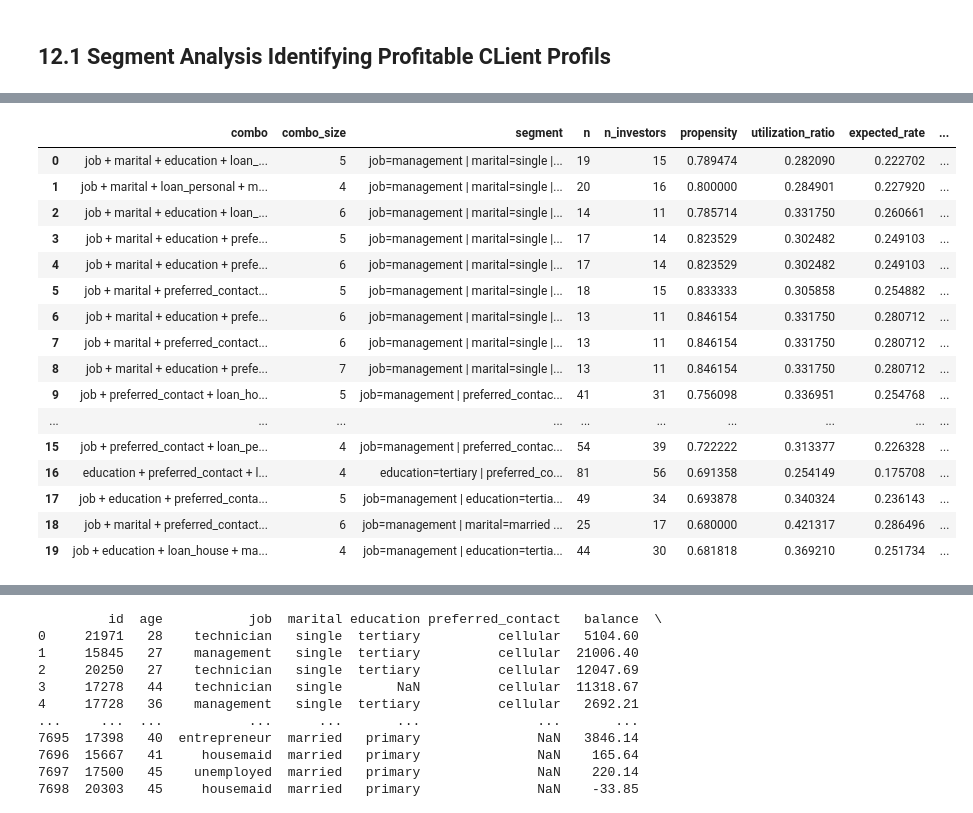
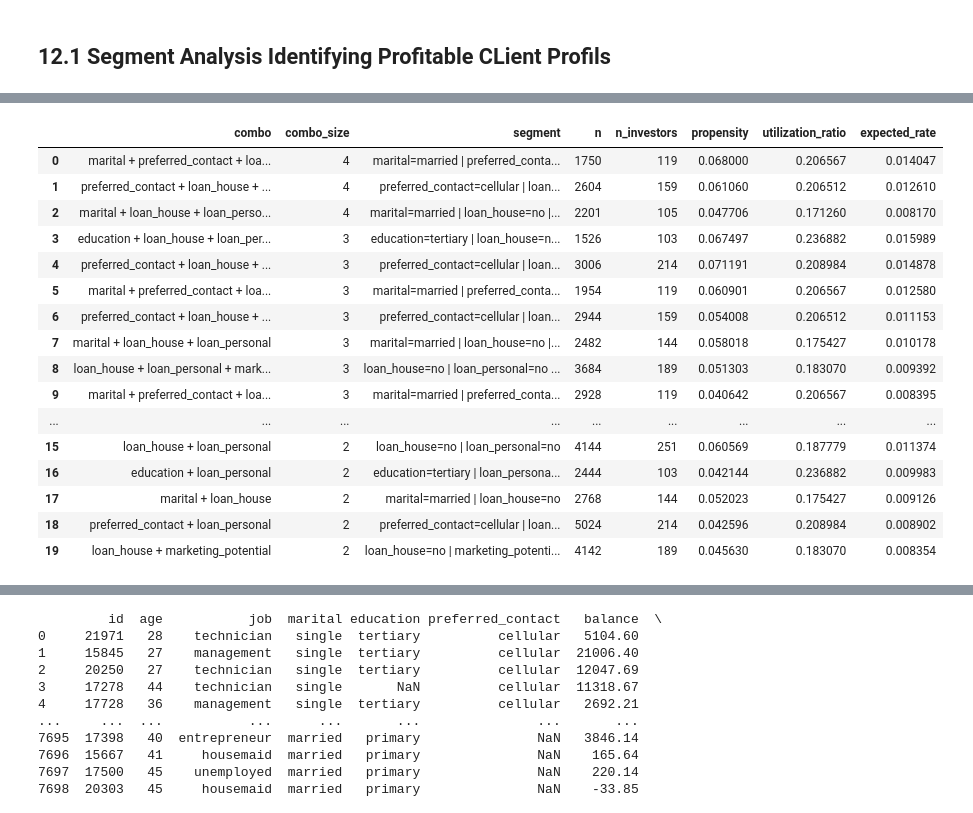
Before and after one commit to sguhring/Project_Catolica, a Jupyter notebook: Delivery_2.ipynb, the cells around one changed output, grey strips where cells are left out. Drawn from its saved outputs; the diff is of its cells as text; code cells hidden in the pictures.

Commit message:
Update segment hierarchy logic in notebook

```diff
--- a/Delivery_2.ipynb
+++ b/Delivery_2.ipynb
@@ -821,10 +899,12 @@ BALANCE_COL = "balance"
 AMOUNT_COL  = "investment"
 INVESTS_COL = "invested"
 ID_COL      = "id"
-MIN_INVESTORS = 10
+MIN_INVESTORS = 100
 
-if 'invested' not in df_0.columns:
-    df_0['invested'] = (df_0['investment'] > 0).astype(int)
+# Use enlarged historical data for robust segment statistics
+df_seg = Enlarged_dataset.copy()
+if INVESTS_COL not in df_seg.columns:
+    df_seg[INVESTS_COL] = (df_seg[AMOUNT_COL] > 0).astype(int)
 
 def combo_summary(df_all, cols, min_count):
     g_all = df_all.groupby(cols, dropna=False)
@@ -834,30 +914,27 @@ def combo_summary(df_all, cols, min_count):
     n_investors = g_inv.size().rename("n_investors")
     sum_amount  = g_inv[AMOUNT_COL].sum().rename("sum_amount")
     sum_balance = g_inv[BALANCE_COL].sum().rename("sum_balance")
-    avg_balance = g_all[BALANCE_COL].mean().rename("avg_balance")
 
     out = pd.DataFrame({
         "n": n, "n_investors": n_investors,
         "sum_amount": sum_amount, "sum_balance": sum_balance,
-        "avg_balance": avg_balance,
     }).reset_index()
 
     out["n_investors"] = out["n_investors"].fillna(0).astype(int)
-    out["sum_amount"]  = out["sum_amount"].fillna(0)
-    out["sum_balance"] = out["sum_balance"].fillna(0)
+    out["sum_amount"]  = out["sum_amount"].fillna(0.0)
+    out["sum_balance"] = out["sum_balance"].fillna(0.0)
     out["propensity"]  = out["n_investors"] / out["n"]
     out["utilization_ratio"] = np.where(
         out["n_investors"] >= MIN_INVESTORS,
         out["sum_amount"] / out["sum_balance"].replace(0, np.nan),
         np.nan
     )
-    out["expected_rate"]   = out["propensity"] * out["utilization_ratio"]
-    out["expected_profit"] = out["expected_rate"] * out["avg_balance"]
-    out["stable"]          = out["n_investors"] >= MIN_INVESTORS
+    out["expected_rate"] = out["propensity"] * out["utilization_ratio"]
+    out["stable"] = out["n_investors"] >= MIN_INVESTORS
     out = out[out["n"] >= min_count]
-    return out.sort_values(["expected_profit", "expected_rate", "n"], ascending=False)
+    return out.sort_values(["expected_rate", "utilization_ratio", "n"], ascending=False)
 
-cat_cols = df_0.select_dtypes(include=["object", "category", "string"]).columns.tolist()
+cat_cols = df_seg.select_dtypes(include=["object", "category", "string"]).columns.tolist()
 cat_cols = [c for c in cat_cols if c != ID_COL]
 k = len(cat_cols)
 
@@ -876,7 +953,7 @@ for size in range(2, k + 1):
     min_count = min_count_for_size(size)
     for cols in itertools.combinations(cat_cols, size):
         cols = list(cols)
-        out = combo_summary(df_0, cols, min_count=min_count)
+        out = combo_summary(df_seg, cols, min_count=min_count)
         if out.empty:
             continue
         best = out[out["stable"]].head(per_combo_top).copy()
@@ -886,13 +963,34 @@ for size in range(2, k + 1):
         best.insert(1, "combo_size", size)
         best["segment"] = best.apply(lambda r: format_segment(r, cols), axis=1)
         rows.append(best[["combo", "combo_size", "segment", "n", "n_investors",
-                          "propensity", "utilization_ratio", "expected_rate",
-                          "expected_profit", "avg_balance"]])
+                          "propensity", "utilization_ratio", "expected_rate"]])
 
 all_best = pd.concat(rows, ignore_index=True).sort_values(
-    ["expected_profit", "expected_rate", "n"], ascending=False
+    ["combo_size", "expected_rate", "utilization_ratio", "n"],
+    ascending=[False, False, False, False]
+).reset_index(drop=True)
+
+# Build mapping-engine rule table in section 12.1 (specificity hierarchy)
+def parse_segment_rule(segment_text):
+    rule = {}
+    parts = [p.strip() for p in str(segment_text).split("|")]
+    for p in parts:
+        if "=" not in p:
+            continue
+        key, value = p.split("=", 1)
+        rule[key.strip()] = value.strip()
+    return rule
+
+application_rules = all_best[["segment", "combo_size", "utilization_ratio", "expected_rate", "n"]].copy()
+application_rules["rule_dict"] = application_rules["segment"].apply(parse_segment_rule)
+application_rules["specificity"] = application_rules["rule_dict"].apply(len)
+application_rules = application_rules.sort_values(
+    ["specificity", "combo_size", "expected_rate", "utilization_ratio", "n"],
+    ascending=[False, False, False, False, False]
 ).reset_index(drop=True)
 
 print(f"Best Segments: {len(all_best)}")
+print(f"Rules for mapping engine: {len(application_rules)}")
 display(all_best.head(20))
+display(application_rules.head(20))
 # %% [output]
@@ -900,17 +999,17 @@ Best Segments: 360
-|  | combo | combo_size | segment | n | n_investors | propensity | utilization_ratio | expected_rate | ... |
-| 0 | job + marital + education + loan_... | 5 | job=management | marital=single |... | 19 | 15 | 0.789474 | 0.282090 | 0.222702 | ... |
-| 1 | job + marital + loan_personal + m... | 4 | job=management | marital=single |... | 20 | 16 | 0.800000 | 0.284901 | 0.227920 | ... |
-| 2 | job + marital + education + loan_... | 6 | job=management | marital=single |... | 14 | 11 | 0.785714 | 0.331750 | 0.260661 | ... |
-| 3 | job + marital + education + prefe... | 5 | job=management | marital=single |... | 17 | 14 | 0.823529 | 0.302482 | 0.249103 | ... |
-| 4 | job + marital + education + prefe... | 6 | job=management | marital=single |... | 17 | 14 | 0.823529 | 0.302482 | 0.249103 | ... |
-| 5 | job + marital + preferred_contact... | 5 | job=management | marital=single |... | 18 | 15 | 0.833333 | 0.305858 | 0.254882 | ... |
-| 6 | job + marital + education + prefe... | 6 | job=management | marital=single |... | 13 | 11 | 0.846154 | 0.331750 | 0.280712 | ... |
-| 7 | job + marital + preferred_contact... | 6 | job=management | marital=single |... | 13 | 11 | 0.846154 | 0.331750 | 0.280712 | ... |
-| 8 | job + marital + education + prefe... | 7 | job=management | marital=single |... | 13 | 11 | 0.846154 | 0.331750 | 0.280712 | ... |
-| 9 | job + preferred_contact + loan_ho... | 5 | job=management | preferred_contac... | 41 | 31 | 0.756098 | 0.336951 | 0.254768 | ... |
-| ... | ... | ... | ... | ... | ... | ... | ... | ... | ... |
-| 15 | job + preferred_contact + loan_pe... | 4 | job=management | preferred_contac... | 54 | 39 | 0.722222 | 0.313377 | 0.226328 | ... |
-| 16 | education + preferred_contact + l... | 4 | education=tertiary | preferred_co... | 81 | 56 | 0.691358 | 0.254149 | 0.175708 | ... |
-| 17 | job + education + preferred_conta... | 5 | job=management | education=tertia... | 49 | 34 | 0.693878 | 0.340324 | 0.236143 | ... |
-| 18 | job + marital + preferred_contact... | 6 | job=management | marital=married ... | 25 | 17 | 0.680000 | 0.421317 | 0.286496 | ... |
-| 19 | job + education + loan_house + ma... | 4 | job=management | education=tertia... | 44 | 30 | 0.681818 | 0.369210 | 0.251734 | ... |
+|  | combo | combo_size | segment | n | n_investors | propensity | utilization_ratio | expected_rate |
+| 0 | marital + preferred_contact + loa... | 4 | marital=married | preferred_conta... | 1750 | 119 | 0.068000 | 0.206567 | 0.014047 |
+| 1 | preferred_contact + loan_house + ... | 4 | preferred_contact=cellular | loan... | 2604 | 159 | 0.061060 | 0.206512 | 0.012610 |
+| 2 | marital + loan_house + loan_perso... | 4 | marital=married | loan_house=no |... | 2201 | 105 | 0.047706 | 0.171260 | 0.008170 |
+| 3 | education + loan_house + loan_per... | 3 | education=tertiary | loan_house=n... | 1526 | 103 | 0.067497 | 0.236882 | 0.015989 |
+| 4 | preferred_contact + loan_house + ... | 3 | preferred_contact=cellular | loan... | 3006 | 214 | 0.071191 | 0.208984 | 0.014878 |
+| 5 | marital + preferred_contact + loa... | 3 | marital=married | preferred_conta... | 1954 | 119 | 0.060901 | 0.206567 | 0.012580 |
+| 6 | preferred_contact + loan_house + ... | 3 | preferred_contact=cellular | loan... | 2944 | 159 | 0.054008 | 0.206512 | 0.011153 |
+| 7 | marital + loan_house + loan_personal | 3 | marital=married | loan_house=no |... | 2482 | 144 | 0.058018 | 0.175427 | 0.010178 |
+| 8 | loan_house + loan_personal + mark... | 3 | loan_house=no | loan_personal=no ... | 3684 | 189 | 0.051303 | 0.183070 | 0.009392 |
+| 9 | marital + preferred_contact + loa... | 3 | marital=married | preferred_conta... | 2928 | 119 | 0.040642 | 0.206567 | 0.008395 |
+| ... | ... | ... | ... | ... | ... | ... | ... | ... |
+| 15 | loan_house + loan_personal | 2 | loan_house=no | loan_personal=no | 4144 | 251 | 0.060569 | 0.187779 | 0.011374 |
+| 16 | education + loan_personal | 2 | education=tertiary | loan_persona... | 2444 | 103 | 0.042144 | 0.236882 | 0.009983 |
+| 17 | marital + loan_house | 2 | marital=married | loan_house=no | 2768 | 144 | 0.052023 | 0.175427 | 0.009126 |
+| 18 | preferred_contact + loan_personal | 2 | preferred_contact=cellular | loan... | 5024 | 214 | 0.042596 | 0.208984 | 0.008902 |
+| 19 | loan_house + marketing_potential | 2 | loan_house=no | marketing_potenti... | 4142 | 189 | 0.045630 | 0.183070 | 0.008354 |
```
Also changed, not shown: parts of 21 cells of this notebook.
